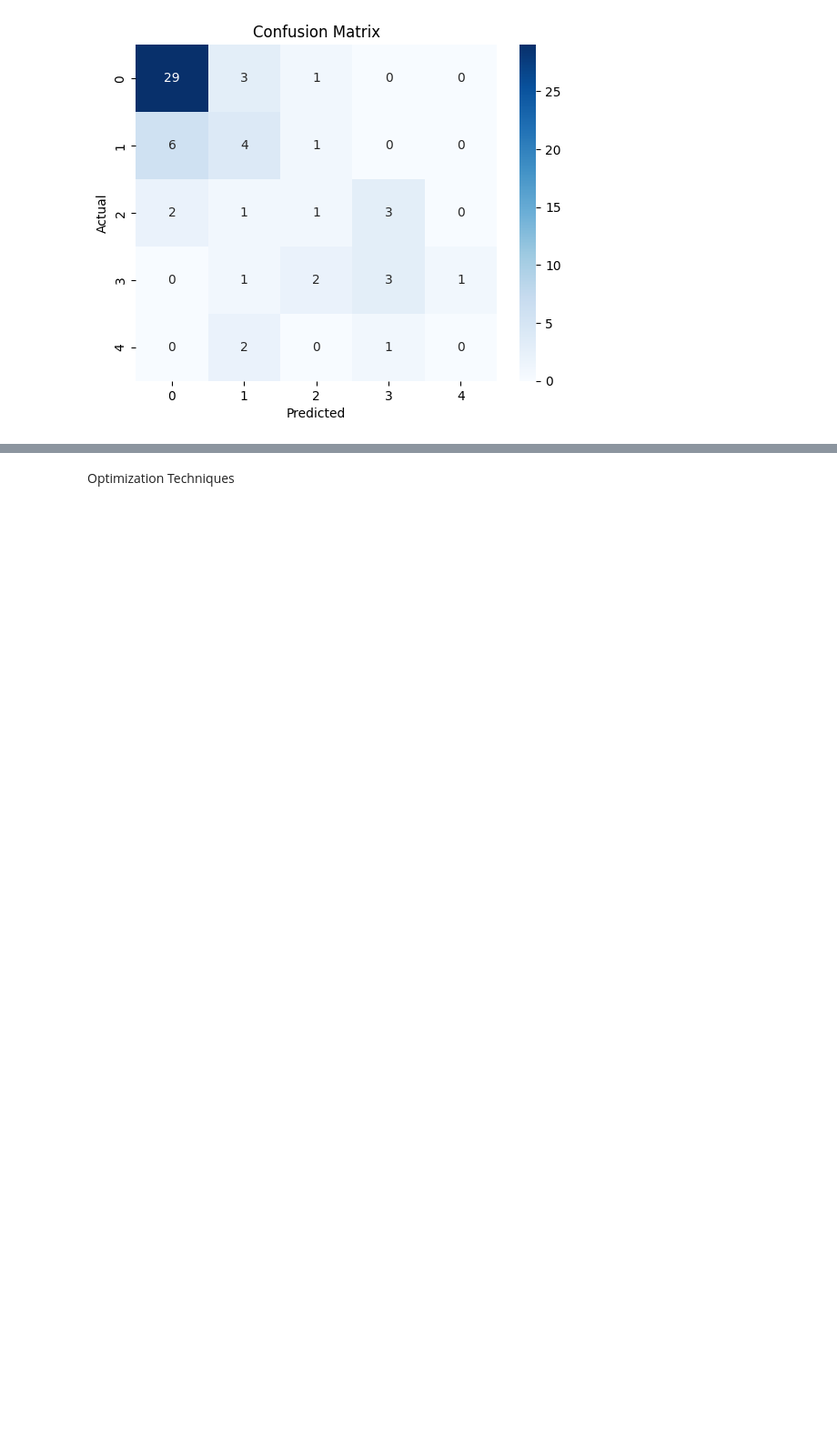
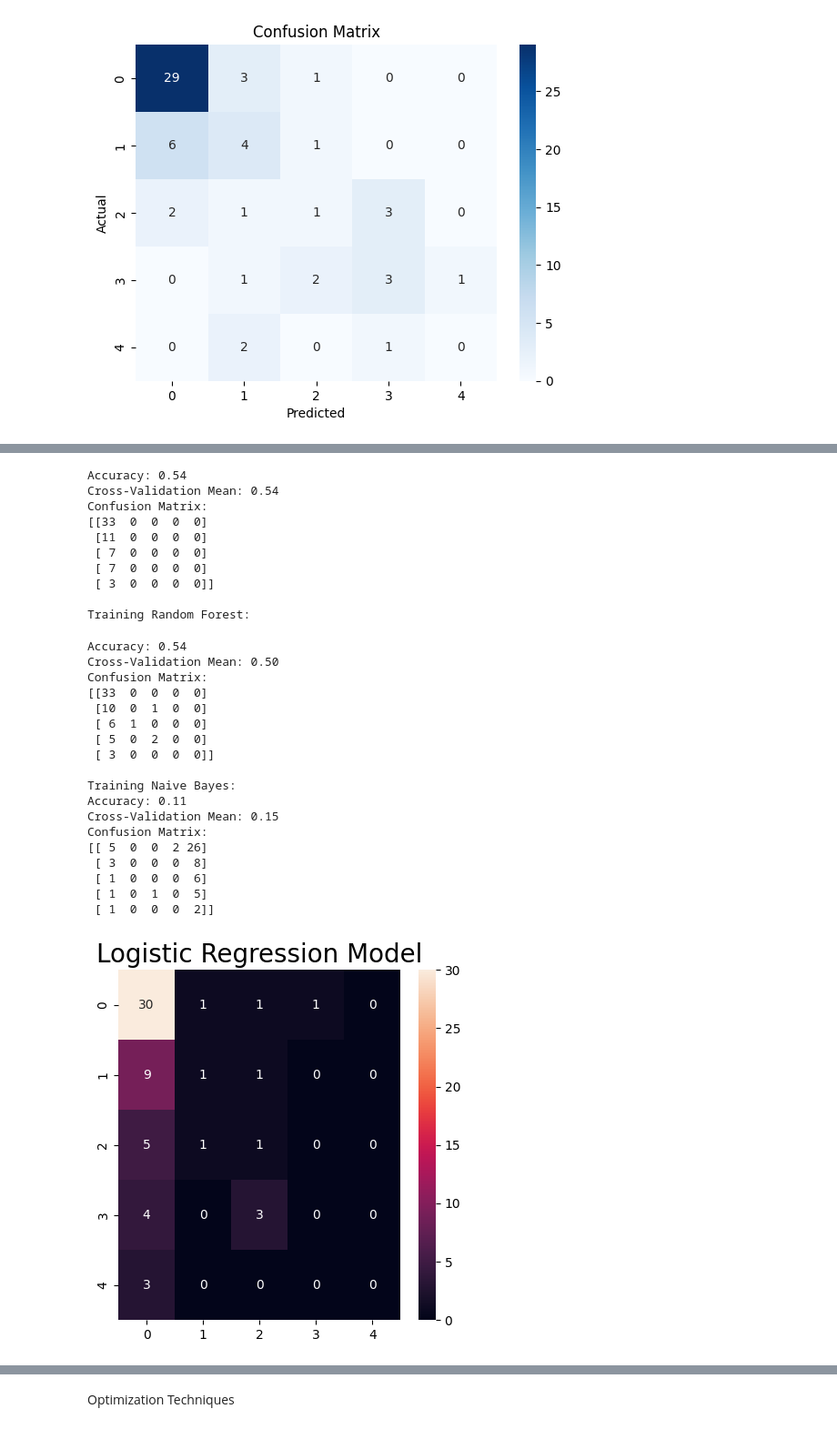
Before and after one commit to RabiatS/PulsePredictors-ML, a Jupyter notebook: Notebook/pulsePredictor.ipynb, the cells around one changed output, grey strips where cells are left out. Shown at 91% size. Drawn from its saved outputs; the diff is of its cells as text; code cells hidden in the pictures; blank space fills up the shorter version.

```diff
--- a/Notebook/pulsePredictor.ipynb
+++ b/Notebook/pulsePredictor.ipynb
@@ -333,0 +404,35 @@ weighted avg       0.88      0.87      0.87        61
+# %%
+# Testing with our multiclass targets
+multiclass_models = binary_models.copy()  # Same copy of models for multiclass
+multiclass_results = {}
+
+print("\nResults for Multiclass Classification:")
+
+# Train and evaluate each model
+for name, model in multiclass_models.items():
+    print(f"\nTraining {name}:")
+    model.fit(X_train, y_train_multiclass)
+    y_pred = model.predict(X_test)
+
+    # Calculate accuracy and cross-validation scores
+    accuracy = accuracy_score(y_test_multiclass, y_pred)
+    cv_scores = cross_val_score(model, X_train, y_train_multiclass, cv=5)
+
+    # Store results
+    multiclass_results[name] = {
+        'model': model,
+        'accuracy': accuracy,
+        'cv_mean': cv_scores.mean(),
+        'cv_std': cv_scores.std(),
+        'classification_report': classification_report(y_test_multiclass, y_pred),
+        'confusion_matrix': confusion_matrix(y_test_multiclass, y_pred)
+    }
+
+    title = f"{name} Model"
+    print(f"Accuracy: {accuracy:.2f}")
+    print(f"Cross-Validation Mean: {cv_scores.mean():.2f}")
+    print(f"Confusion Matrix:\n{confusion_matrix(y_test_multiclass, y_pred)}")
+    f, ax = plt.subplots(figsize=(5, 5))
+    ax.set_title(title, fontsize=20)
+    sns.heatmap(confusion_matrix(y_test_multiclass, y_pred), annot=True)
+# %% [output]
@@ -333,0 +472,29 @@ weighted avg       0.88      0.87      0.87        61
+Accuracy: 0.54
+Cross-Validation Mean: 0.54
+Confusion Matrix:
+[[33  0  0  0  0]
+ [11  0  0  0  0]
+ [ 7  0  0  0  0]
+ [ 7  0  0  0  0]
+ [ 3  0  0  0  0]]
+
+Training Random Forest:
+Accuracy: 0.54
+Cross-Validation Mean: 0.50
+Confusion Matrix:
+[[33  0  0  0  0]
+ [10  0  1  0  0]
+ [ 6  1  0  0  0]
+ [ 5  0  2  0  0]
+ [ 3  0  0  0  0]]
+
+Training Naive Bayes:
+Accuracy: 0.11
+Cross-Validation Mean: 0.15
+Confusion Matrix:
+[[ 5  0  0  2 26]
+ [ 3  0  0  0  8]
+ [ 1  0  0  0  6]
+ [ 1  0  1  0  5]
+ [ 1  0  0  0  2]]
+[figure, added]
```
Also changed, not shown: parts of 17 cells of this notebook.
